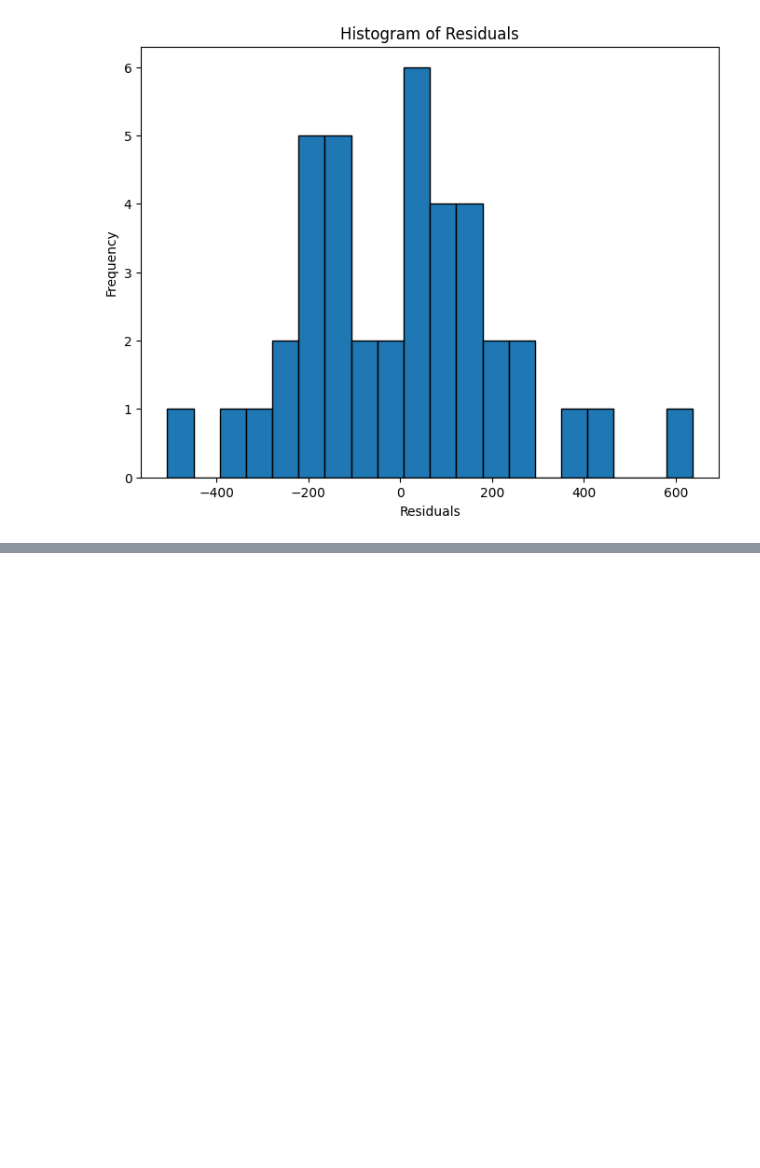
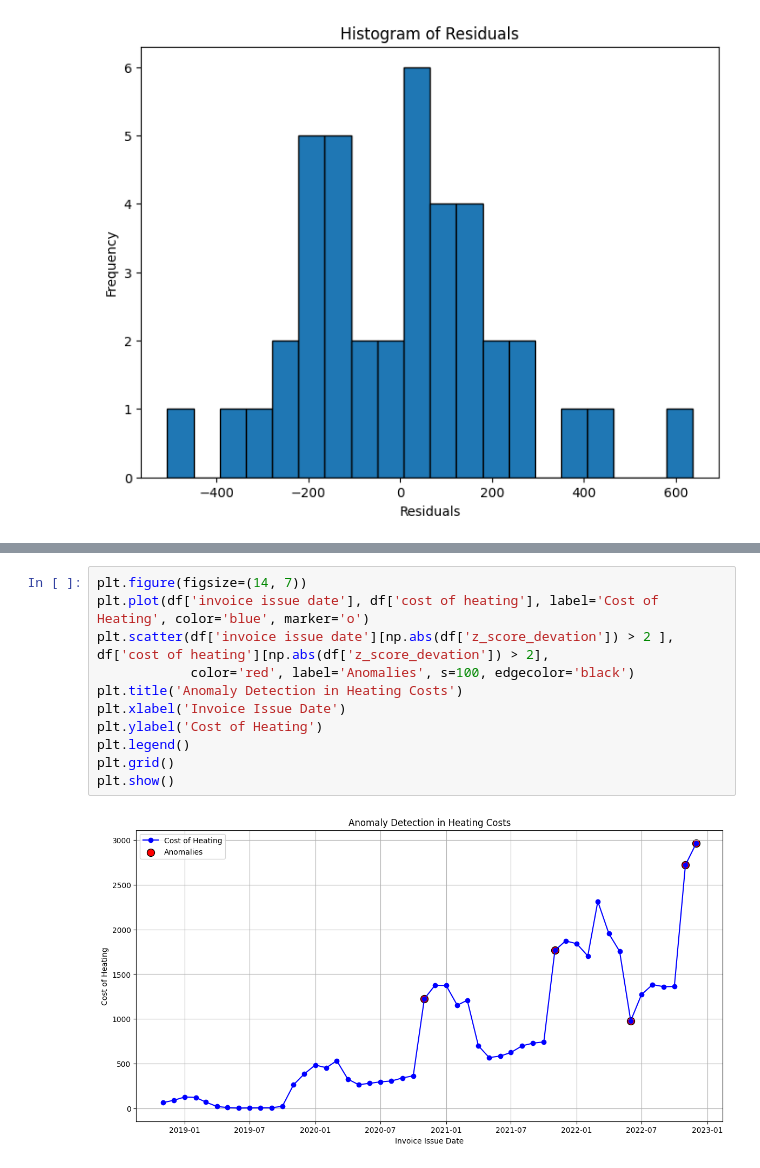
Before and after one commit to MKastek/time-series-notes, a Jupyter notebook: cost_of_heating_time_series.ipynb, the cells around one changed output, grey strips where cells are left out. Drawn from its saved outputs; the diff is of its cells as text; blank space fills up the shorter version.

```diff
--- a/cost_of_heating_time_series.ipynb
+++ b/cost_of_heating_time_series.ipynb
@@ -190,0 +368,13 @@ p-value: 3.5248764803040807e-06
+# %%
+plt.figure(figsize=(14, 7))
+plt.plot(df['invoice issue date'], df['cost of heating'], label='Cost of Heating', color='blue', marker='o')
+plt.scatter(df['invoice issue date'][np.abs(df['z_score_devation']) > 2 ], df['cost of heating'][np.abs(df['z_score_devation']) > 2],
+            color='red', label='Anomalies', s=100, edgecolor='black')
+plt.title('Anomaly Detection in Heating Costs')
+plt.xlabel('Invoice Issue Date')
+plt.ylabel('Cost of Heating')
+plt.legend()
+plt.grid()
+plt.show()
+# %% [output]
+[figure, added]
```
Also changed, not shown: parts of 18 cells of this notebook.
